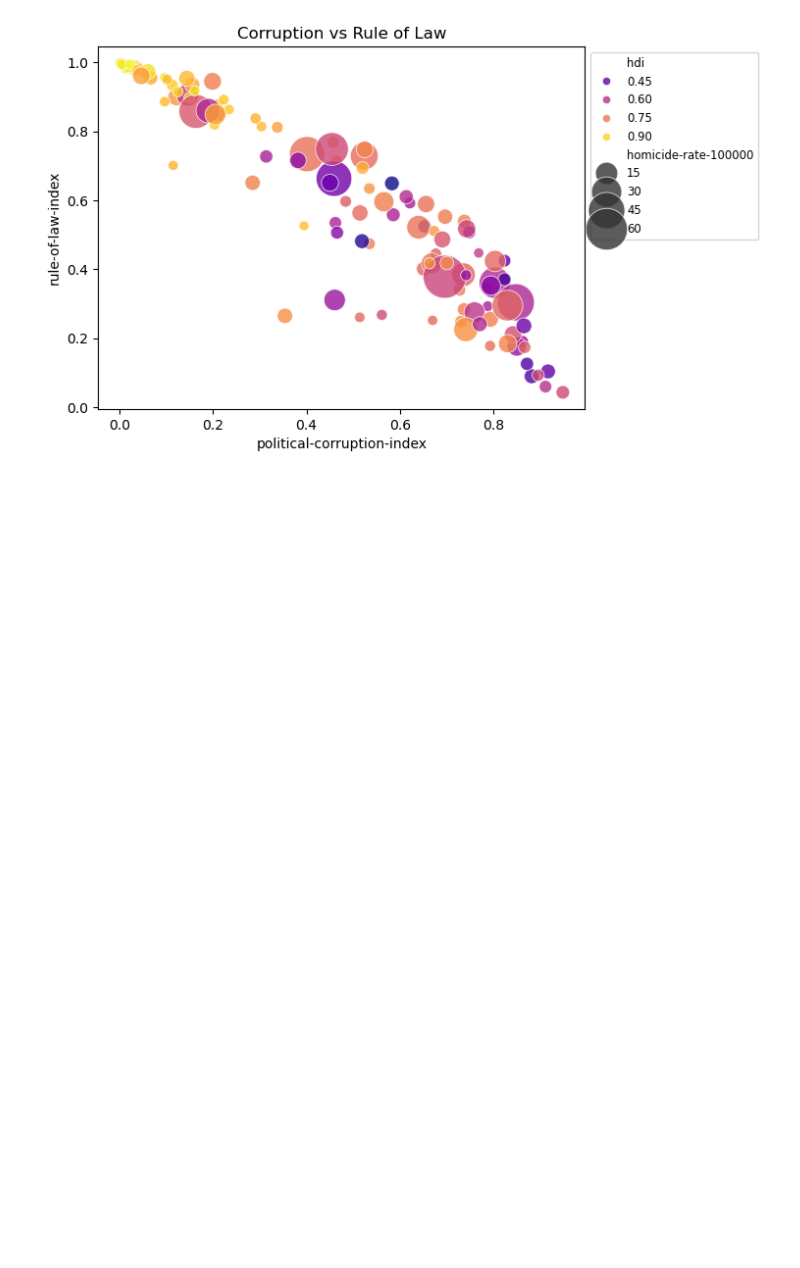
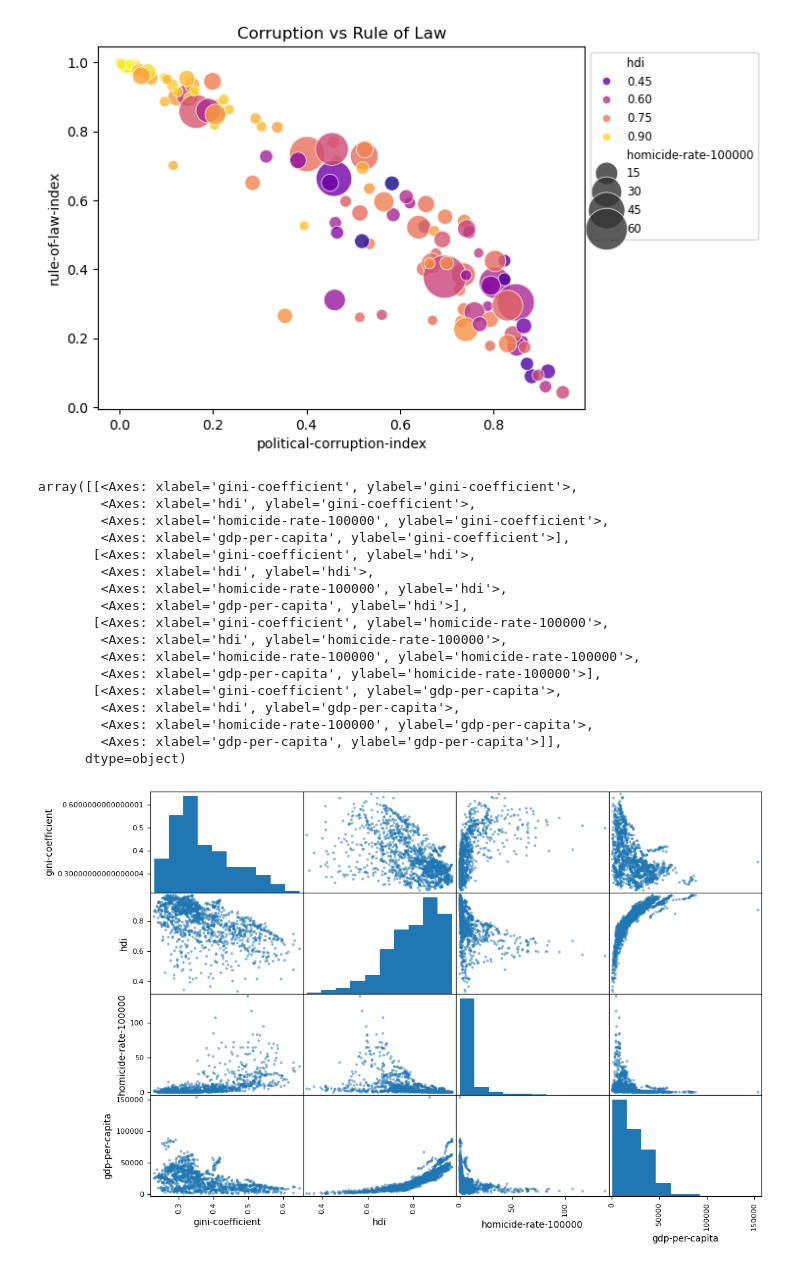
Before and after one commit to Phenriqx/global-homicide-rate-predictor, a Jupyter notebook: notebooks/HomicideRates.ipynb, the cells around one changed output. Cells and saved outputs as stored; diff of their text form; code cells hidden in the pictures; blank space fills up the shorter version.

```diff
--- a/notebooks/HomicideRates.ipynb
+++ b/notebooks/HomicideRates.ipynb
@@ -301,3 +301,27 @@ plt.savefig('../reports/figures/corruption-ruleoflaw-relation.jpg', dpi=300, bbo
 # plt.close()
 # %% [output]
 [figure]
+# %%
+from pandas.plotting import scatter_matrix
+
+attributes = ['gini-coefficient', 'hdi', 'homicide-rate-100000', 'gdp-per-capita']
+scatter_matrix(df[attributes], figsize=(12, 8))
+# %% [output]
+array([[<Axes: xlabel='gini-coefficient', ylabel='gini-coefficient'>,
+        <Axes: xlabel='hdi', ylabel='gini-coefficient'>,
+        <Axes: xlabel='homicide-rate-100000', ylabel='gini-coefficient'>,
+        <Axes: xlabel='gdp-per-capita', ylabel='gini-coefficient'>],
+       [<Axes: xlabel='gini-coefficient', ylabel='hdi'>,
+        <Axes: xlabel='hdi', ylabel='hdi'>,
+        <Axes: xlabel='homicide-rate-100000', ylabel='hdi'>,
+        <Axes: xlabel='gdp-per-capita', ylabel='hdi'>],
+       [<Axes: xlabel='gini-coefficient', ylabel='homicide-rate-100000'>,
+        <Axes: xlabel='hdi', ylabel='homicide-rate-100000'>,
+        <Axes: xlabel='homicide-rate-100000', ylabel='homicide-rate-100000'>,
+        <Axes: xlabel='gdp-per-capita', ylabel='homicide-rate-100000'>],
+       [<Axes: xlabel='gini-coefficient', ylabel='gdp-per-capita'>,
+        <Axes: xlabel='hdi', ylabel='gdp-per-capita'>,
+        <Axes: xlabel='homicide-rate-100000', ylabel='gdp-per-capita'>,
+        <Axes: xlabel='gdp-per-capita', ylabel='gdp-per-capita'>]],
+      dtype=object)
+[figure, added]
```
Also changed, not shown: parts of 3 cells of this notebook.
